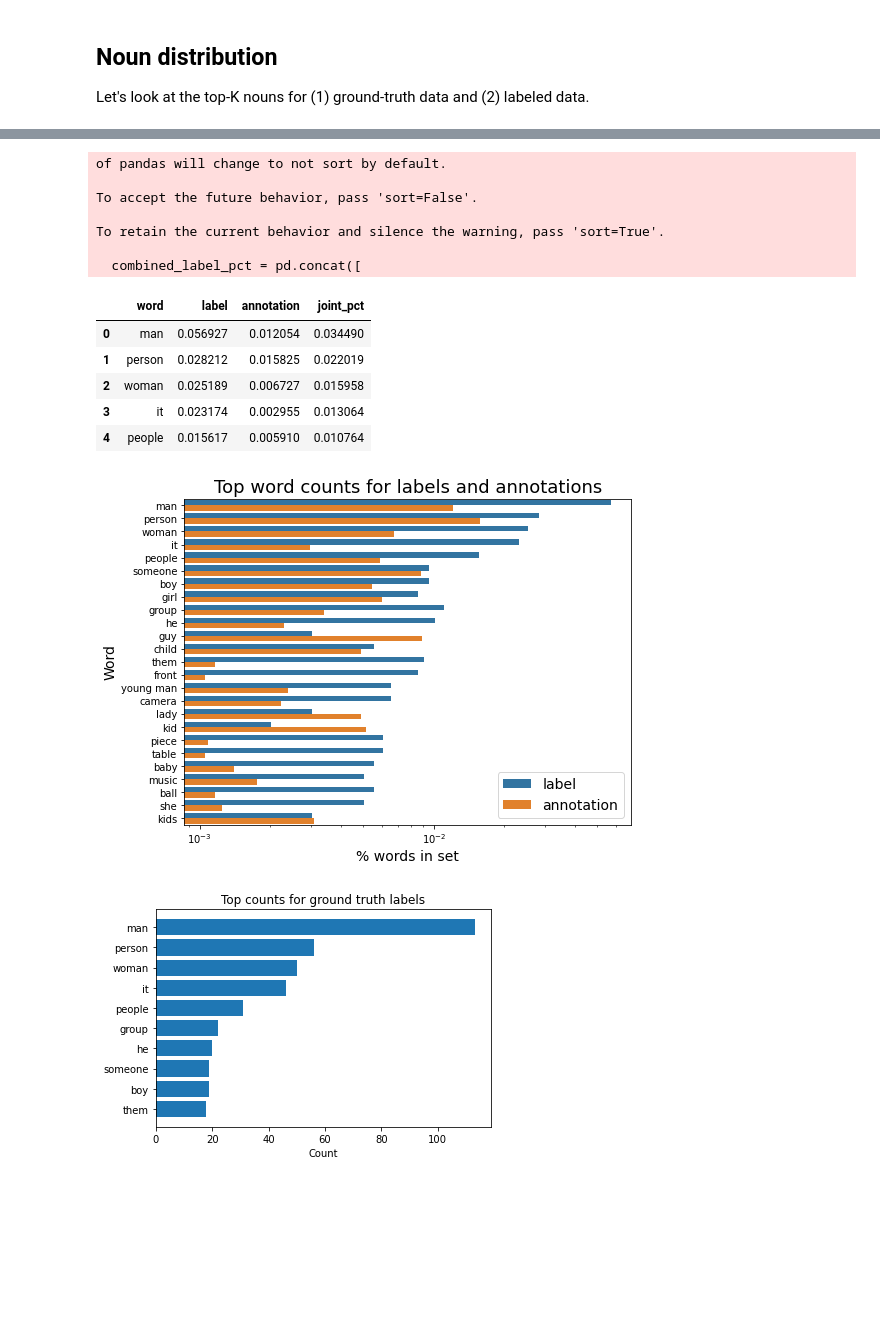
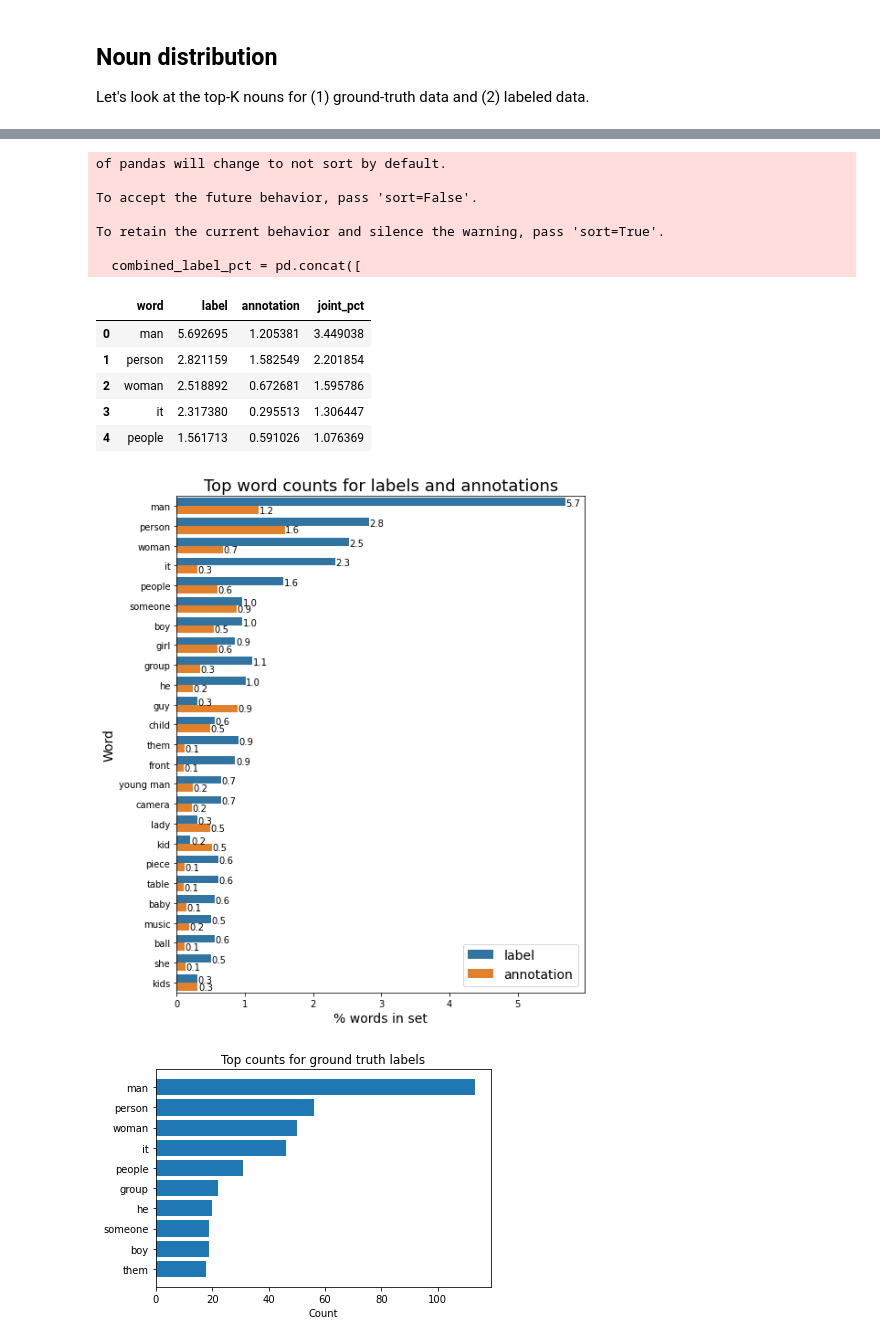
Before and after one commit to MichiganNLP/video-fill-in-the-blank, a Jupyter notebook: notebooks/compute_annotator_statistics.ipynb, the cells around one changed output, grey strips where cells are left out. Saved outputs shown, nothing was run; the diff lists cells and outputs as text; code cells hidden in the pictures; blank space fills up the shorter version.

Commit message:
added text to bar chart

```diff
--- a/notebooks/compute_annotator_statistics.ipynb
+++ b/notebooks/compute_annotator_statistics.ipynb
@@ -109,46 +109,62 @@ print(combined_label_counts.to_latex(index=False))
 \end{tabular}
 # %%
 ## plot combined word counts
+## compute percent values,
 combined_label_pct = pd.concat([
-    ground_truth_label_counts / ground_truth_label_counts.sum(),
-    annotation_label_counts / annotation_label_counts.sum(),
+    ground_truth_label_counts / ground_truth_label_counts.sum() * 100,
+    annotation_label_counts / annotation_label_counts.sum() * 100,
 ], axis=1).fillna(0., inplace=False)
 combined_label_pct.columns = ['label', 'annotation']
 combined_label_pct = combined_label_pct.assign(**{'joint_pct' : combined_label_pct.mean(axis=1)})
 combined_label_pct.sort_values('joint_pct', inplace=True, ascending=False)
 top_k = 25
 combined_label_pct = combined_label_pct.reset_index(inplace=False).rename(columns={'index':'word'})
 top_k_words = combined_label_pct.loc[:, 'word'].iloc[:top_k]
 display(combined_label_pct.head())
-import matplotlib
-%matplotlib inline
-import matplotlib.pyplot as plt
-import seaborn as sns
-flat_combined_label_pct = pd.melt(combined_label_pct, id_vars=['word'], value_vars=['label', 'annotation'], value_name='word_pct', var_name='data_type')
-top_k_flat_combined_label_pct = flat_combined_label_pct[flat_combined_label_pct.loc[:, 'word'].isin(top_k_words)]
-plt.figure(figsize=(8, 6))
-sns.barplot(x='word_pct', y='word', hue='data_type', data=top_k_flat_combined_label_pct)
-plt.xlabel('% words in set', fontsize=14)
-plt.ylabel('Word', fontsize=14)
-plt.legend(loc='lower right', fontsize=14)
-plt.xscale('log')
-plt.title('Top word counts for labels and annotations', fontsize=18)
-plt.show()
 # %% [output]
 of pandas will change to not sort by default.
 
 To accept the future behavior, pass 'sort=False'.
 
 To retain the current behavior and silence the warning, pass 'sort=True'.
 
   combined_label_pct = pd.concat([
 |  | word | label | annotation | joint_pct |
-| 0 | man | 0.056927 | 0.012054 | 0.034490 |
-| 1 | person | 0.028212 | 0.015825 | 0.022019 |
-| 2 | woman | 0.025189 | 0.006727 | 0.015958 |
-| 3 | it | 0.023174 | 0.002955 | 0.013064 |
-| 4 | people | 0.015617 | 0.005910 | 0.010764 |
+| 0 | man | 5.692695 | 1.205381 | 3.449038 |
+| 1 | person | 2.821159 | 1.582549 | 2.201854 |
+| 2 | woman | 2.518892 | 0.672681 | 1.595786 |
+| 3 | it | 2.317380 | 0.295513 | 1.306447 |
+| 4 | people | 1.561713 | 0.591026 | 1.076369 |
-[figure, removed]
+# %%
+flat_combined_label_pct = pd.melt(combined_label_pct, id_vars=['word'], value_vars=['label', 'annotation'], value_name='word_pct', var_name='data_type')
+top_k_flat_combined_label_pct = flat_combined_label_pct[flat_combined_label_pct.loc[:, 'word'].isin(top_k_words)]
+import matplotlib
+%matplotlib inline
+import matplotlib.pyplot as plt
+import numpy as np
+import seaborn as sns
+## main bar plot
+plt.figure(figsize=(8, 10))
+ax = sns.barplot(x='word_pct', y='word', hue='data_type', data=top_k_flat_combined_label_pct)
+plt.xlabel('% words in set', fontsize=14)
+plt.ylabel('Word', fontsize=14)
+plt.legend(loc='lower right', fontsize=14)
+plt.title('Top word counts for labels and annotations', fontsize=18)
+## text annotations
+y_idx = plt.yticks()[0]
+x_offset = top_k_flat_combined_label_pct.loc[:, 'word_pct'].max() * 2e-2
+y_offset = (y_idx[1] - y_idx[0]) * 0.35
+# add counts on top of bars
+for i, word_i in enumerate(top_k_words):
+    data_i = top_k_flat_combined_label_pct[top_k_flat_combined_label_pct.loc[:, 'word']==word_i]
+    label_data_i = data_i[data_i.loc[:, 'data_type']=='label'].iloc[0, :]
+    annotation_data_i = data_i[data_i.loc[:, 'data_type']=='annotation'].iloc[0, :]
+    # plot label, annotation counts separately
+    ax.text(y=y_idx[i], x=label_data_i.loc['word_pct']+x_offset, s='{:1.1f}'.format(label_data_i.loc['word_pct']), color='black', ha='center')
+    ax.text(y=y_idx[i]+y_offset, x=annotation_data_i.loc['word_pct']+x_offset, s='{:1.1f}'.format(annotation_data_i.loc['word_pct']), color='black', ha='center')
+plt.show()
+# %% [output]
+[figure, added]
 # %%
 ## plot both distributions
 import matplotlib
```
Also changed, not shown: parts of 3 cells of this notebook.
